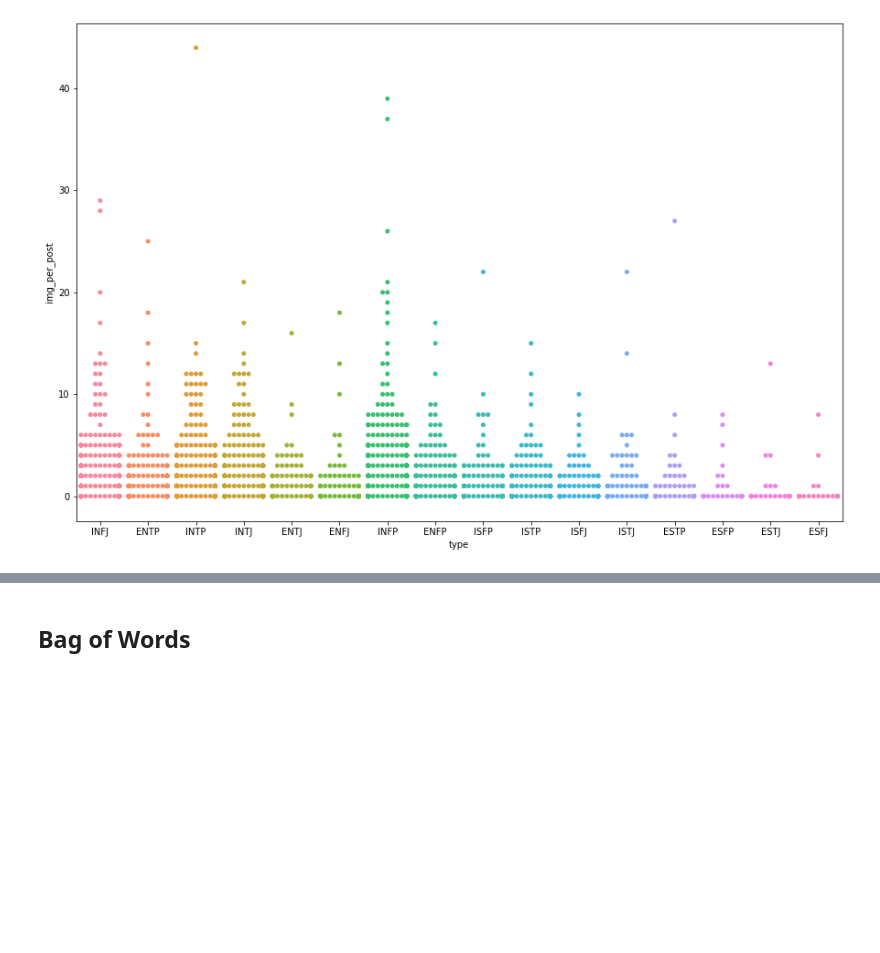
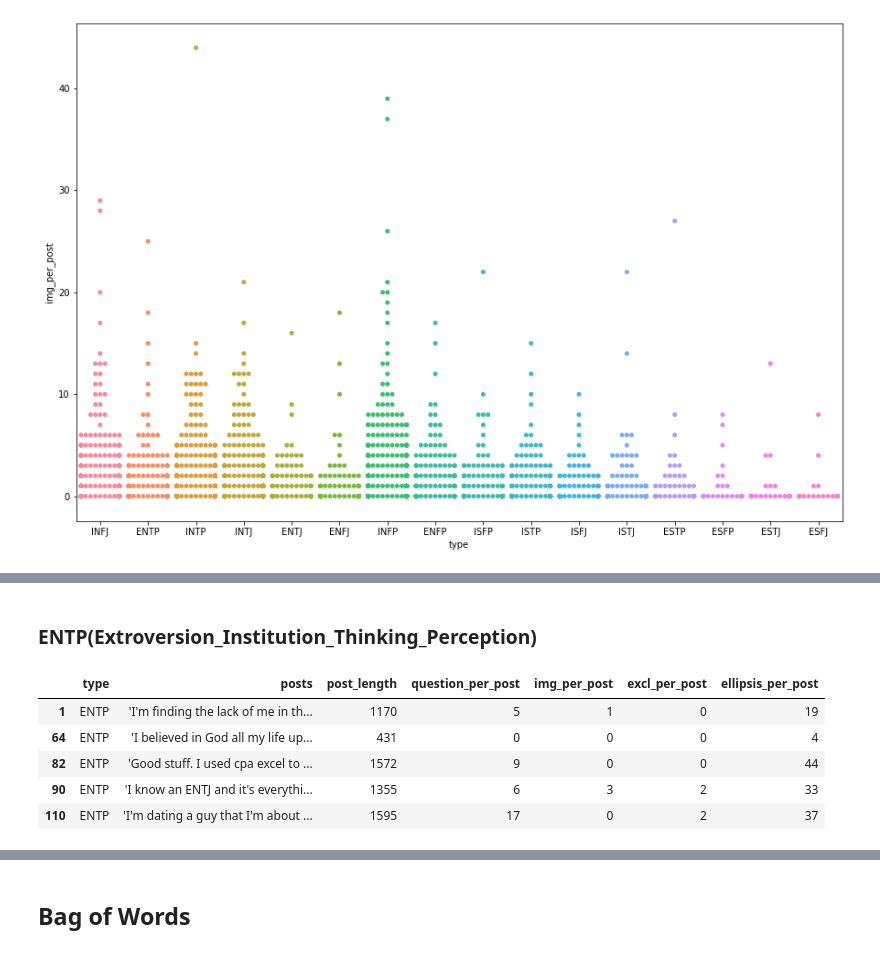
Before and after one commit to vnguye12/vy_capstone2_Personality_Prediction, a Jupyter notebook: Capstone2_Personality_Prediction.ipynb, the cells around one changed output, grey strips where cells are left out. Drawn from its saved outputs; the diff is of its cells as text; code cells hidden in the pictures; blank space fills up the shorter version.

```diff
--- a/Capstone2_Personality_Prediction.ipynb
+++ b/Capstone2_Personality_Prediction.ipynb
@@ -237,0 +429,12 @@ sns.swarmplot("type", "img_per_post", data=df)
+# %% [markdown]
+### ENTP(Extroversion_Institution_Thinking_Perception)
+# %%
+df_entp = df.loc[df['type']=='ENTP']
+df_entp.head()
+# %% [output]
+|  | type | posts | post_length | question_per_post | img_per_post | excl_per_post | ellipsis_per_post |
+| 1 | ENTP | 'I'm finding the lack of me in th... | 1170 | 5 | 1 | 0 | 19 |
+| 64 | ENTP | 'I believed in God all my life up... | 431 | 0 | 0 | 0 | 4 |
+| 82 | ENTP | 'Good stuff. I used cpa excel to ... | 1572 | 9 | 0 | 0 | 44 |
+| 90 | ENTP | 'I know an ENTJ and it's everythi... | 1355 | 6 | 3 | 2 | 33 |
+| 110 | ENTP | 'I'm dating a guy that I'm about ... | 1595 | 17 | 0 | 2 | 37 |
```
Also changed, not shown: parts of 42 cells of this notebook.
